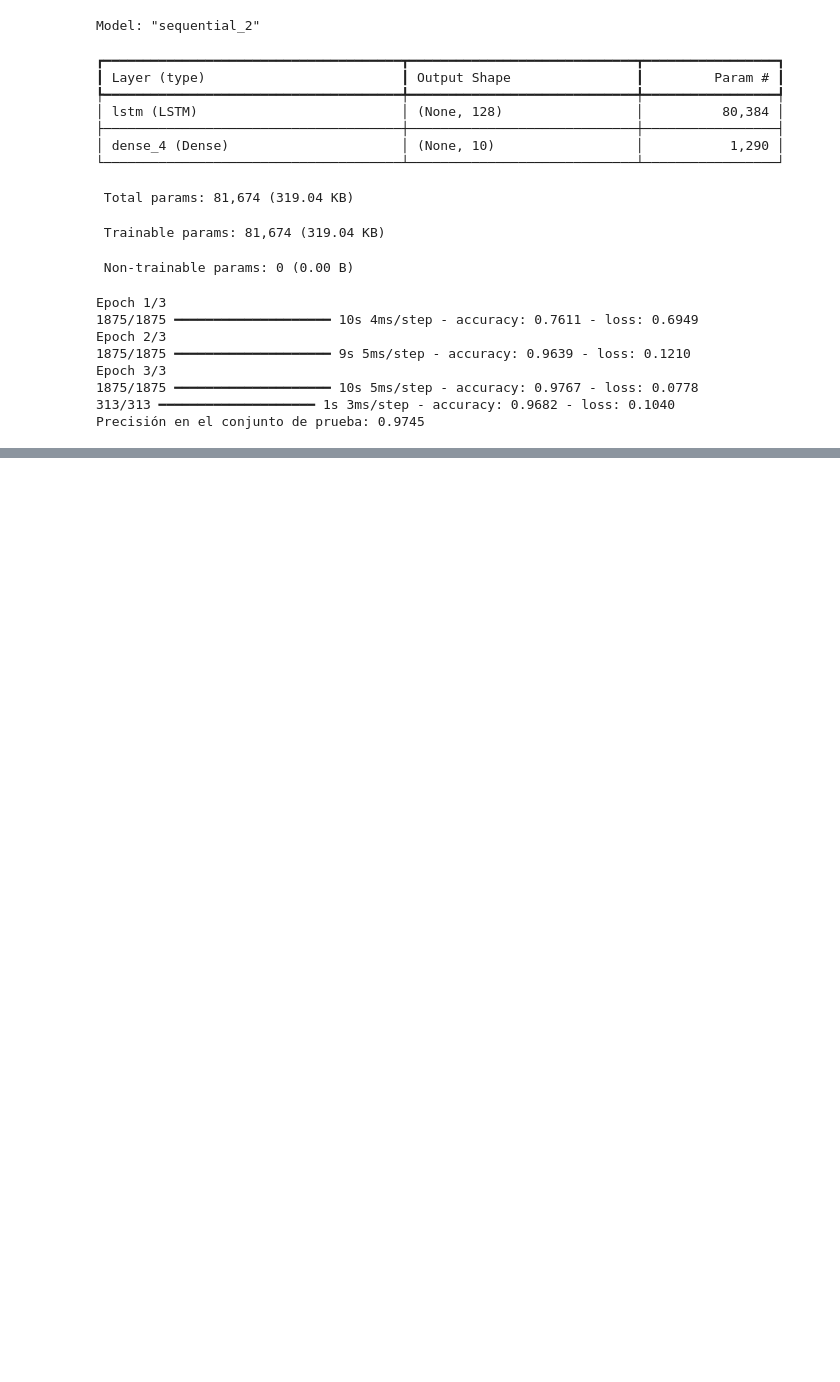
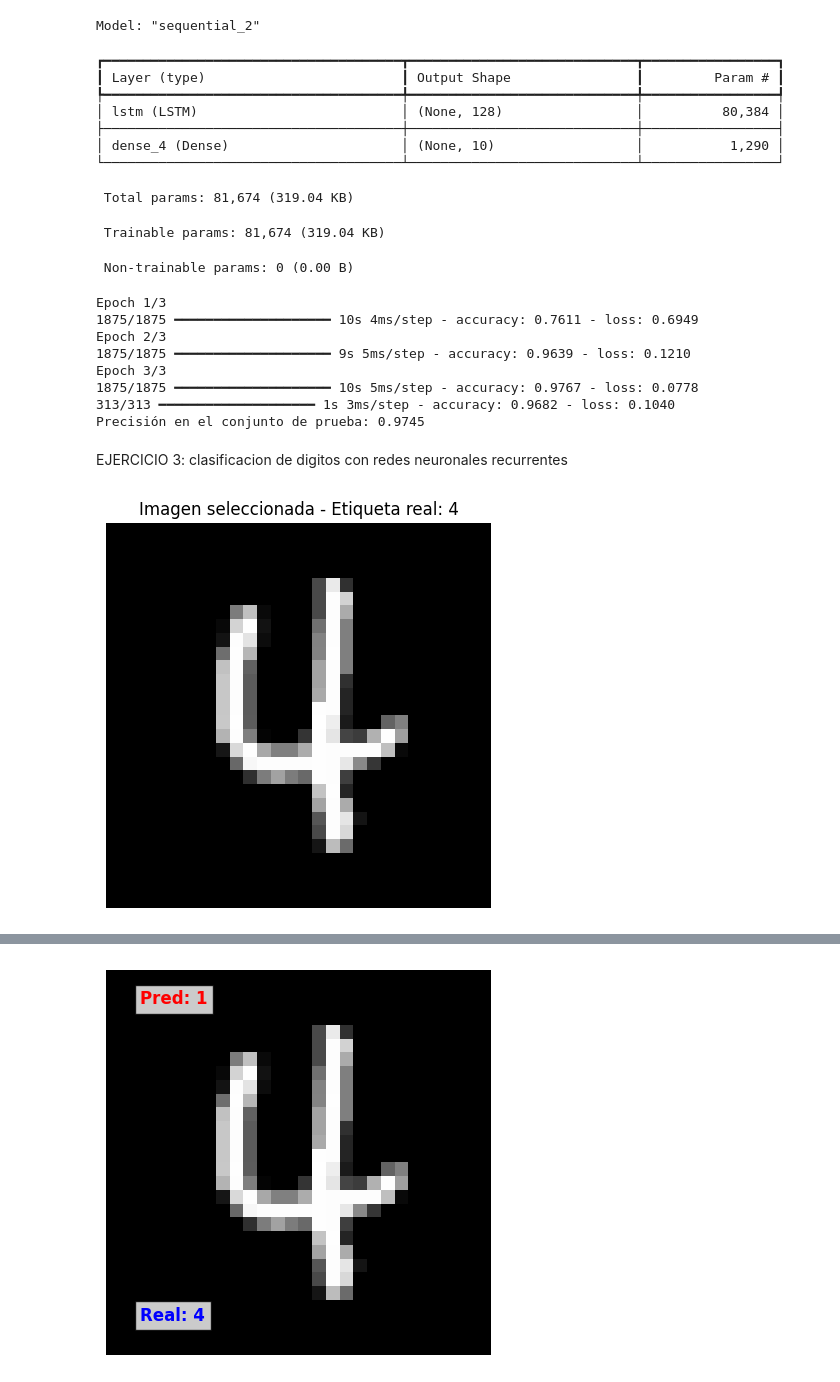
Before and after one commit to Oliver-Bueno/Redes-neuronales, a Jupyter notebook: Parcial1__oliverB.ipynb, the cells around one changed output, grey strips where cells are left out. Cells and saved outputs as stored; diff of their text form; code cells hidden in the pictures; blank space fills up the shorter version.

```diff
--- a/Parcial1__oliverB.ipynb
+++ b/Parcial1__oliverB.ipynb
@@ -198,3 +198,81 @@ Epoch 3/3
 1875/1875 ━━━━━━━━━━━━━━━━━━━━ 10s 5ms/step - accuracy: 0.9767 - loss: 0.0778
 313/313 ━━━━━━━━━━━━━━━━━━━━ 1s 3ms/step - accuracy: 0.9682 - loss: 0.1040
 Precisión en el conjunto de prueba: 0.9745
+# %% [markdown]
+EJERCICIO 3: clasificacion de digitos con redes neuronales recurrentes
+# %%
+
+# Importar las bibliotecas necesarias
+import tensorflow as tf
+from tensorflow.keras import layers, models
+import matplotlib.pyplot as plt
+import numpy as np
+import random  # Para seleccionar un índice aleatorio
+
+# Cargar y preparar los datos de MNIST
+(x_train, y_train), (x_test, y_test) = tf.keras.datasets.mnist.load_data()
+
+# Normalizar los datos (valores entre 0 y 1)
+x_train = x_train / 255.0
+x_test = x_test / 255.0
+
+# Crear un modelo con memoria simple (SimpleRNN)
+model = models.Sequential([
+    layers.Input(shape=(28, 28)),  # 28 pasos de tiempo (filas), 28 características (píxeles por fila)
+    layers.SimpleRNN(64),  # Capa SimpleRNN con 64 unidades
+    layers.Dense(10, activation='softmax')  # Capa de salida con 10 clases
+])
+
+# Definir un índice válido
+digito_deseado = 4 # Cambia este valor por el dígito que quieres probar
+indices_digito = np.where(y_test == digito_deseado)[0]
+
+if len(indices_digito) > 0:
+    indice = random.choice(indices_digito)  # Elegir un índice aleatorio del dígito deseado
+else:
+    indice = None  # No se encontró el dígito en el conjunto de prueba
+
+if indice is not None:
+    # Seleccionar la imagen y su etiqueta real
+    imagen_prueba = x_test[indice]
+    etiqueta_real = y_test[indice]
+
+    # Mostrar la imagen seleccionada
+    plt.figure(figsize=(5, 5))
+    plt.imshow(imagen_prueba, cmap='gray')
+    plt.title(f'Imagen seleccionada - Etiqueta real: {etiqueta_real}')
+    plt.axis('off')
+    plt.show()
+
+    # Realizar la predicción
+    imagen_prueba_reshape = np.expand_dims(imagen_prueba, axis=0)
+    prediccion = model.predict(imagen_prueba_reshape, verbose=0)
+    digito_predicho = np.argmax(prediccion)
+
+    # Mostrar la predicción y probabilidades
+    print(f"Predicción del modelo: {digito_predicho}")
+    print("Probabilidades para cada clase:")
+    for i, prob in enumerate(prediccion[0]):
+        print(f"Clase {i}: {prob:.4f}")
+
+    # Comparar el resultado con la etiqueta real
+    print(f"Etiqueta real: {etiqueta_real}")
+    if digito_predicho == etiqueta_real:
+        print("El modelo acertó en su predicción.")
+    else:
+        print("El modelo no acertó en su predicción.")
+
+    # Visualización final con predicción y real
+    plt.figure(figsize=(5, 5))
+    plt.imshow(imagen_prueba, cmap='gray')
+    plt.text(2, 2, f'Pred: {digito_predicho}', color='red', fontsize=12, weight='bold',
+             bbox=dict(facecolor='white', alpha=0.8))
+    plt.text(2, 25, f'Real: {etiqueta_real}', color='blue', fontsize=12, weight='bold',
+             bbox=dict(facecolor='white', alpha=0.8))
+
+    plt.axis('off')
+    plt.show()
+else:
+    print(f"No se encontró ninguna imagen con el dígito {digito_deseado} en el conjunto de prueba.")
+# %% [output]
+[figure, added]
@@ -200,0 +293 @@ Precisión en el conjunto de prueba: 0.9745
+[figure, added]
```
Also changed, not shown: parts of 1 cell of this notebook.
